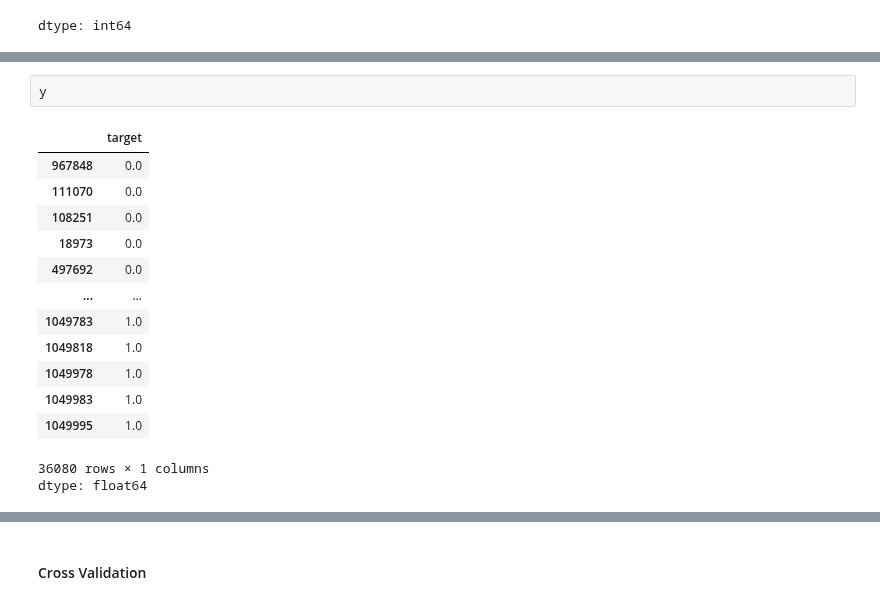
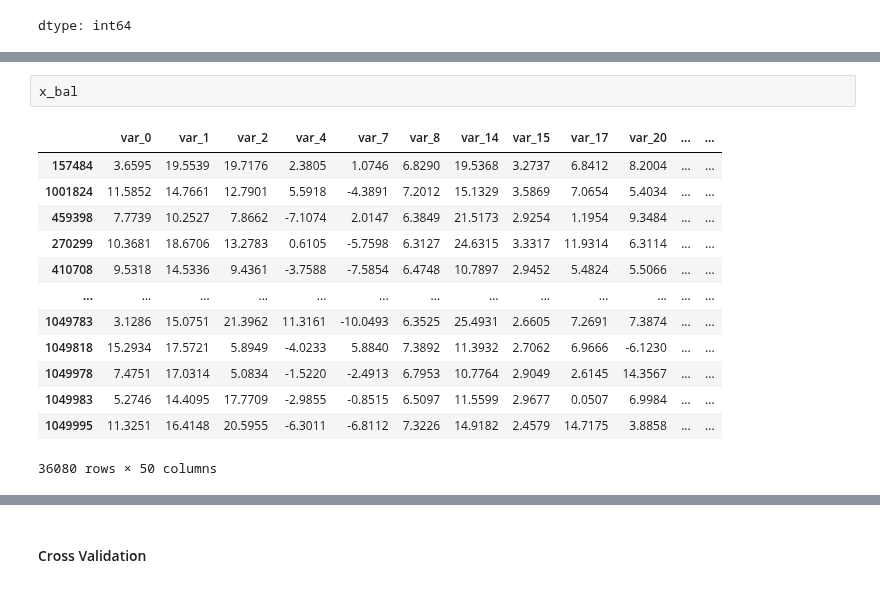
Before and after one commit to Dalbeth/Data-Science-Cohort-20, a Jupyter notebook: Project-1/Transactions.ipynb, the cells around one changed output, grey strips where cells are left out. Drawn from its saved outputs; the diff is of its cells as text.

```diff
--- a/Project-1/Transactions.ipynb
+++ b/Project-1/Transactions.ipynb
@@ -695,17 +679,16 @@ x
-# %%
-y
-# %% [output]
-|  | target |
-| 967848 | 0.0 |
-| 111070 | 0.0 |
-| 108251 | 0.0 |
-| 18973 | 0.0 |
-| 497692 | 0.0 |
-| ... | ... |
-| 1049783 | 1.0 |
-| 1049818 | 1.0 |
-| 1049978 | 1.0 |
-| 1049983 | 1.0 |
-| 1049995 | 1.0 |
-36080 rows × 1 columns
-dtype: float64
+# %%
+x_bal
+# %% [output]
+|  | var_0 | var_1 | var_2 | var_4 | var_7 | var_8 | var_14 | var_15 | var_17 | var_20 | ... | ... |
+| 157484 | 3.6595 | 19.5539 | 19.7176 | 2.3805 | 1.0746 | 6.8290 | 19.5368 | 3.2737 | 6.8412 | 8.2004 | ... | ... |
+| 1001824 | 11.5852 | 14.7661 | 12.7901 | 5.5918 | -4.3891 | 7.2012 | 15.1329 | 3.5869 | 7.0654 | 5.4034 | ... | ... |
+| 459398 | 7.7739 | 10.2527 | 7.8662 | -7.1074 | 2.0147 | 6.3849 | 21.5173 | 2.9254 | 1.1954 | 9.3484 | ... | ... |
+| 270299 | 10.3681 | 18.6706 | 13.2783 | 0.6105 | -5.7598 | 6.3127 | 24.6315 | 3.3317 | 11.9314 | 6.3114 | ... | ... |
+| 410708 | 9.5318 | 14.5336 | 9.4361 | -3.7588 | -7.5854 | 6.4748 | 10.7897 | 2.9452 | 5.4824 | 5.5066 | ... | ... |
+| ... | ... | ... | ... | ... | ... | ... | ... | ... | ... | ... | ... | ... |
+| 1049783 | 3.1286 | 15.0751 | 21.3962 | 11.3161 | -10.0493 | 6.3525 | 25.4931 | 2.6605 | 7.2691 | 7.3874 | ... | ... |
+| 1049818 | 15.2934 | 17.5721 | 5.8949 | -4.0233 | 5.8840 | 7.3892 | 11.3932 | 2.7062 | 6.9666 | -6.1230 | ... | ... |
+| 1049978 | 7.4751 | 17.0314 | 5.0834 | -1.5220 | -2.4913 | 6.7953 | 10.7764 | 2.9049 | 2.6145 | 14.3567 | ... | ... |
+| 1049983 | 5.2746 | 14.4095 | 17.7709 | -2.9855 | -0.8515 | 6.5097 | 11.5599 | 2.9677 | 0.0507 | 6.9984 | ... | ... |
+| 1049995 | 11.3251 | 16.4148 | 20.5955 | -6.3011 | -6.8112 | 7.3226 | 14.9182 | 2.4579 | 14.7175 | 3.8858 | ... | ... |
+36080 rows × 50 columns
```
Also changed, not shown: parts of 14 cells of this notebook.
